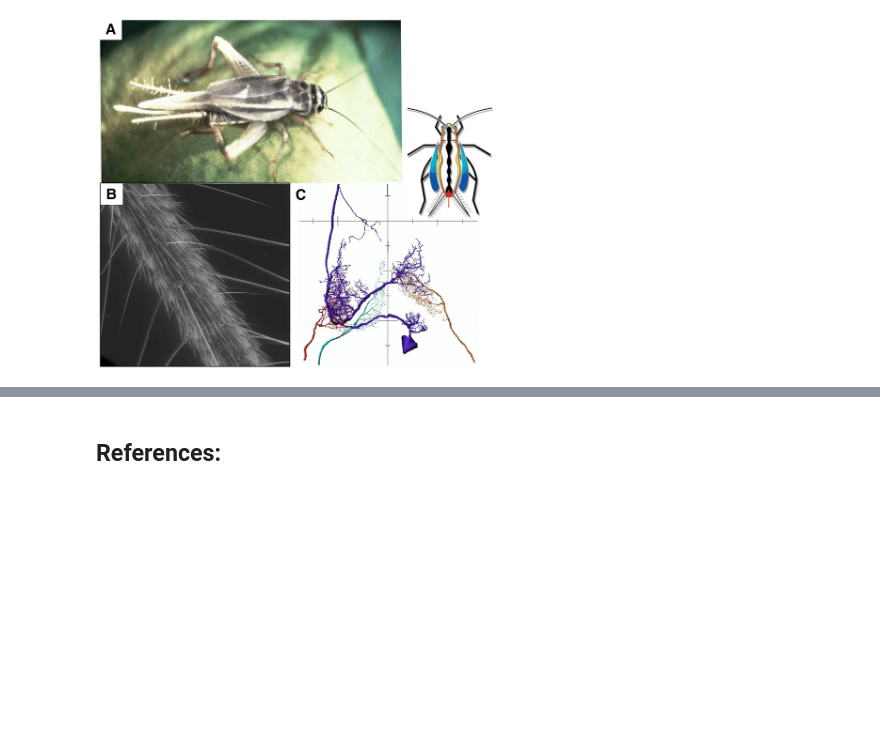
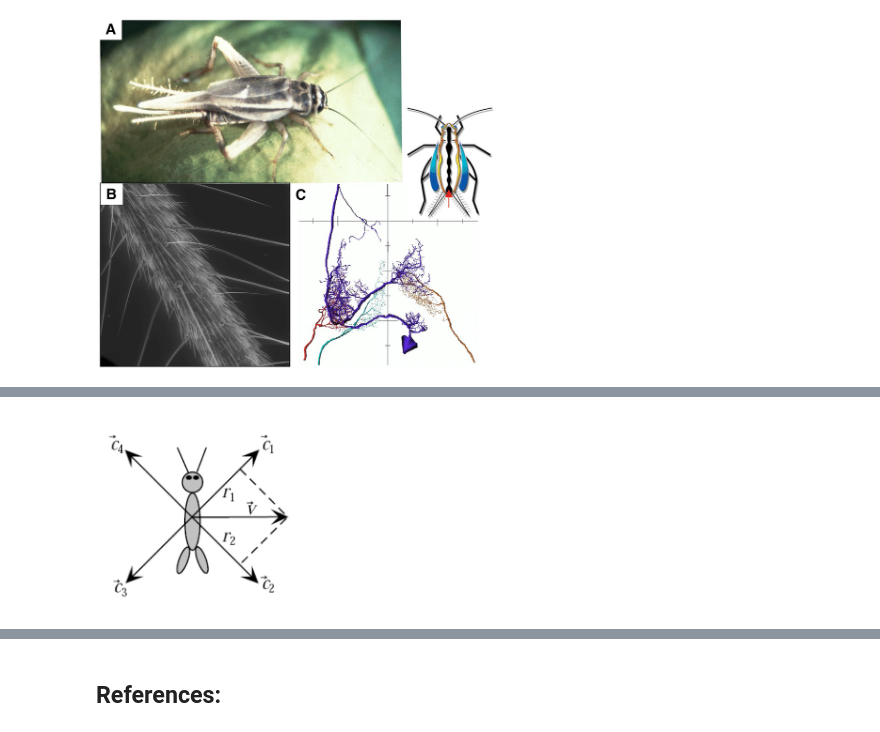
Before and after one commit to mhmdrdwn/com-neuro, a Jupyter notebook: week3.ipynb, the cells around one changed output, grey strips where cells are left out. Cells and saved outputs as stored; diff of their text form; code cells hidden in the pictures; blank space fills up the shorter version.

```diff
--- a/week3.ipynb
+++ b/week3.ipynb
@@ -39,0 +77,4 @@ Image(filename= "cricket.png", width=400)
+# %%
+Image(filename= "cricket_card_directions.png", width=200)
+# %% [output]
+[figure, added]
```
Also changed, not shown: parts of 13 cells of this notebook.
